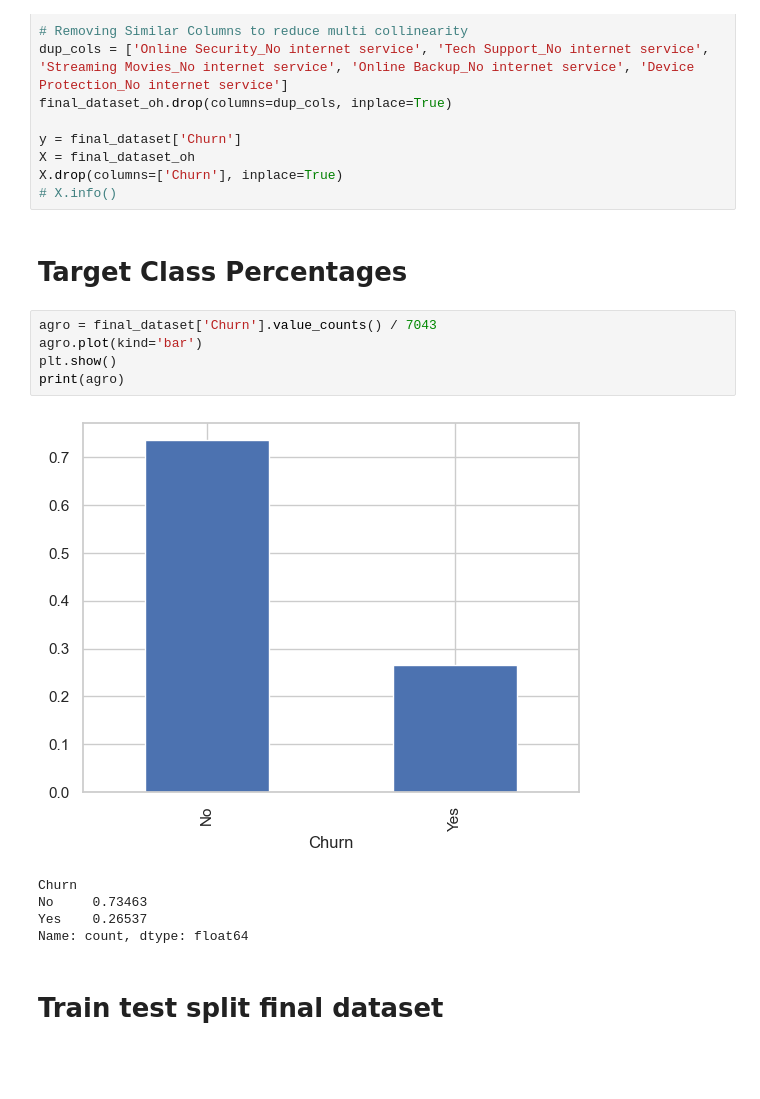
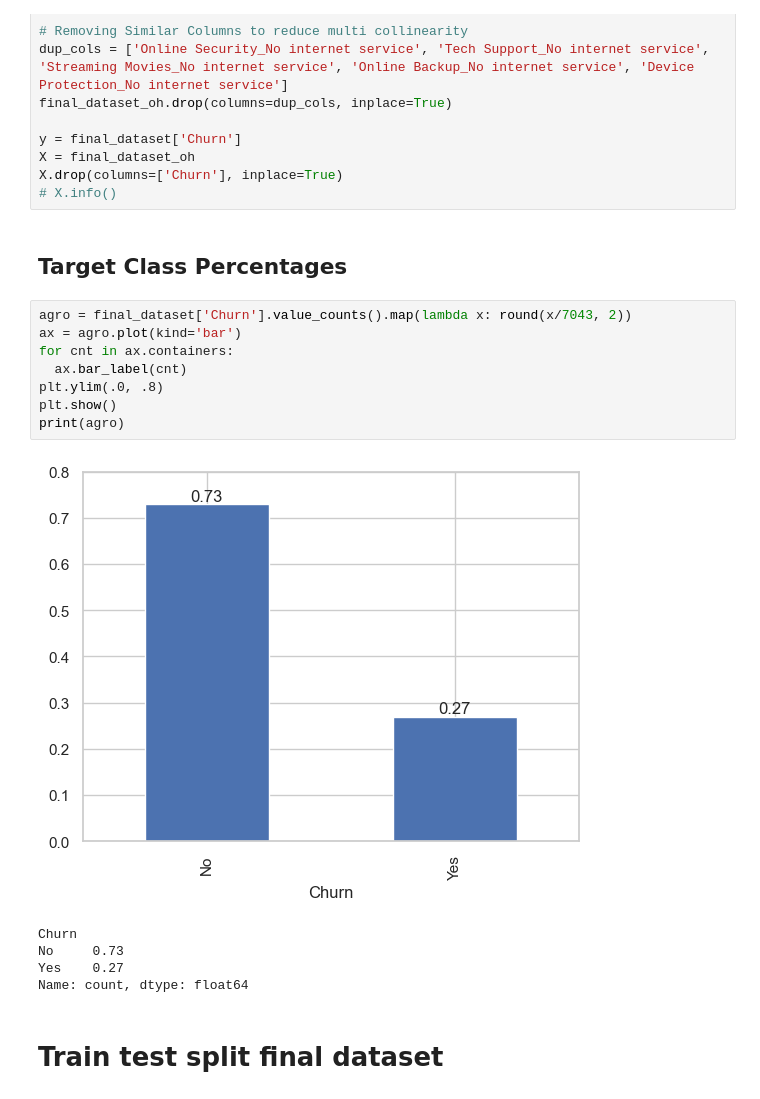
Before and after one commit to georgevrbs/customer_churn_machine_learning, a Jupyter notebook: Telecommunication_Customer_Churn_3.ipynb, the cells around one changed output. Cells and saved outputs as stored; diff of their text form; blank space fills up the shorter version.

```diff
--- a/Telecommunication_Customer_Churn_3.ipynb
+++ b/Telecommunication_Customer_Churn_3.ipynb
@@ -323,17 +339,20 @@ X = final_dataset_oh
 X.drop(columns=['Churn'], inplace=True)
 # X.info()
 # %% [markdown]
-# Target Class Percentages
+## Target Class Percentages
 # %%
-agro = final_dataset['Churn'].value_counts() / 7043
-agro.plot(kind='bar')
+agro = final_dataset['Churn'].value_counts().map(lambda x: round(x/7043, 2))
+ax = agro.plot(kind='bar')
+for cnt in ax.containers:
+  ax.bar_label(cnt)
+plt.ylim(.0, .8)
 plt.show()
 print(agro)
 # %% [output]
-[figure, old version]
+[figure, new version]
 Churn
-No     0.73463
-Yes    0.26537
+No     0.73
+Yes    0.27
 Name: count, dtype: float64
 # %% [markdown]
 # Train test split final dataset
```
Also changed, not shown: parts of 4 cells of this notebook.
